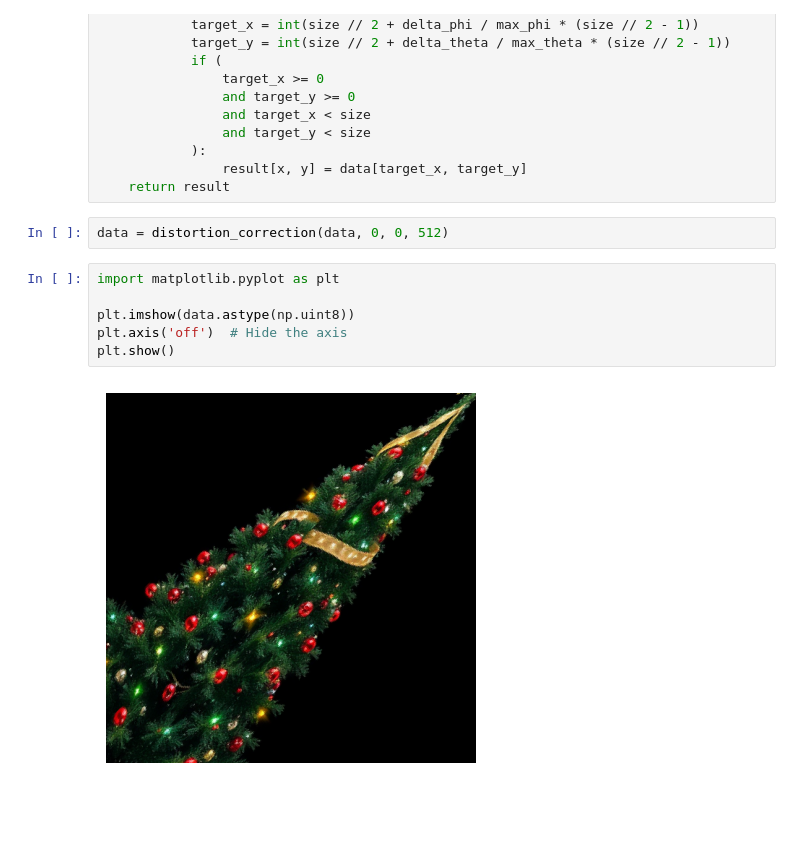
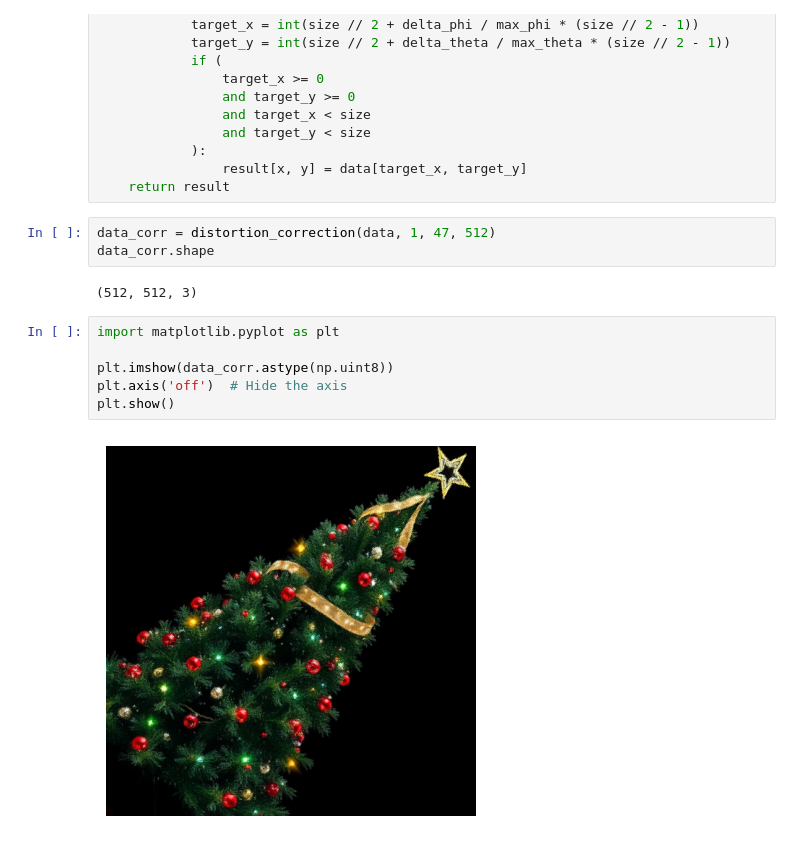
Before and after one commit to HITS-AIN/HiPSter, a Jupyter notebook: check_hips.ipynb, the cells around one changed output. Saved outputs shown, nothing was run; the diff lists cells and outputs as text; blank space fills up the shorter version.

```diff
--- a/check_hips.ipynb
+++ b/check_hips.ipynb
@@ -111,13 +103,16 @@ def distortion_correction(data, order, pixel, output_size):
             ):
                 result[x, y] = data[target_x, target_y]
     return result
-# %%
-data = distortion_correction(data, 0, 0, 512)
+# %%
+data_corr = distortion_correction(data, 1, 47, 512)
+data_corr.shape
+# %% [output]
+(512, 512, 3)
 # %%
 import matplotlib.pyplot as plt
 
-plt.imshow(data.astype(np.uint8))
+plt.imshow(data_corr.astype(np.uint8))
 plt.axis('off')  # Hide the axis
 plt.show()
 # %% [output]
-[figure, old version]
+[figure, new version]
```
Also changed, not shown: parts of 1 cell of this notebook, 9 other files.
